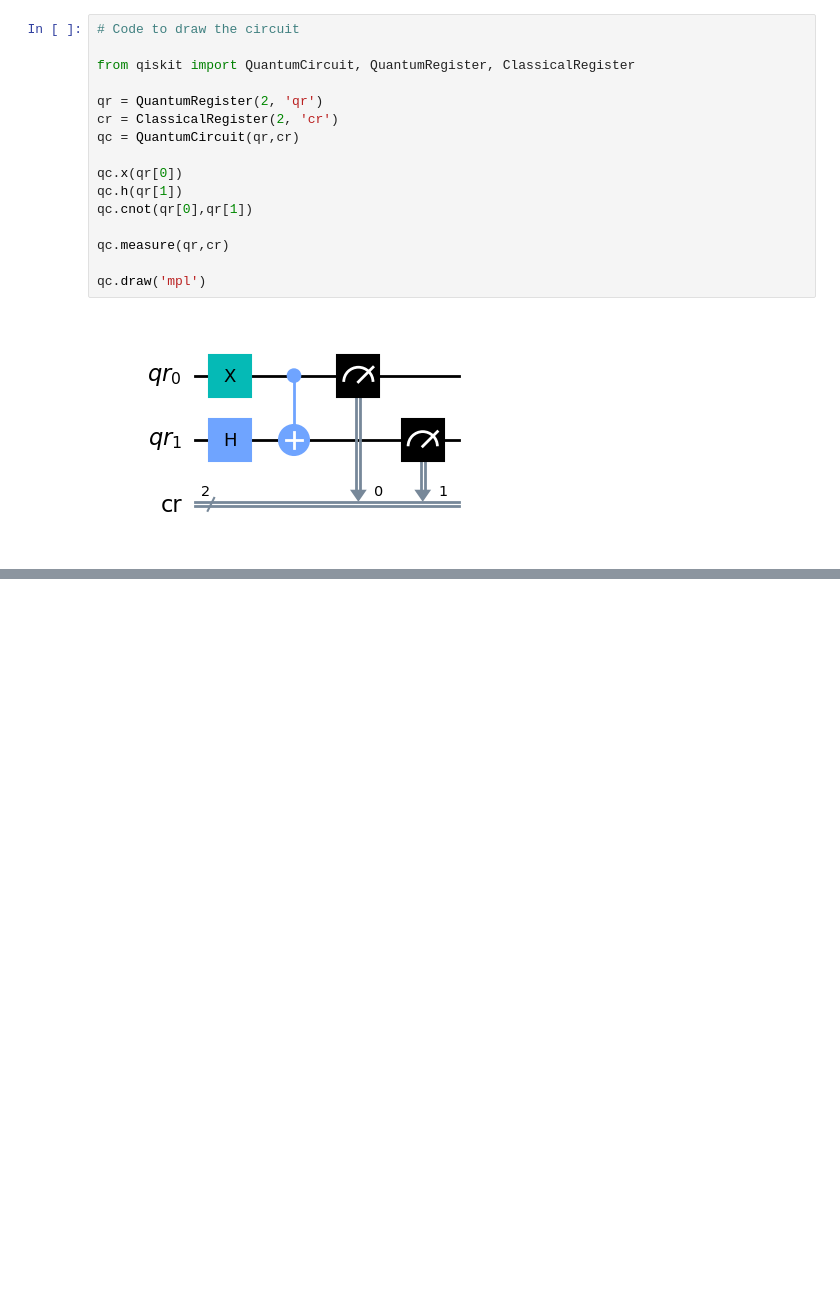
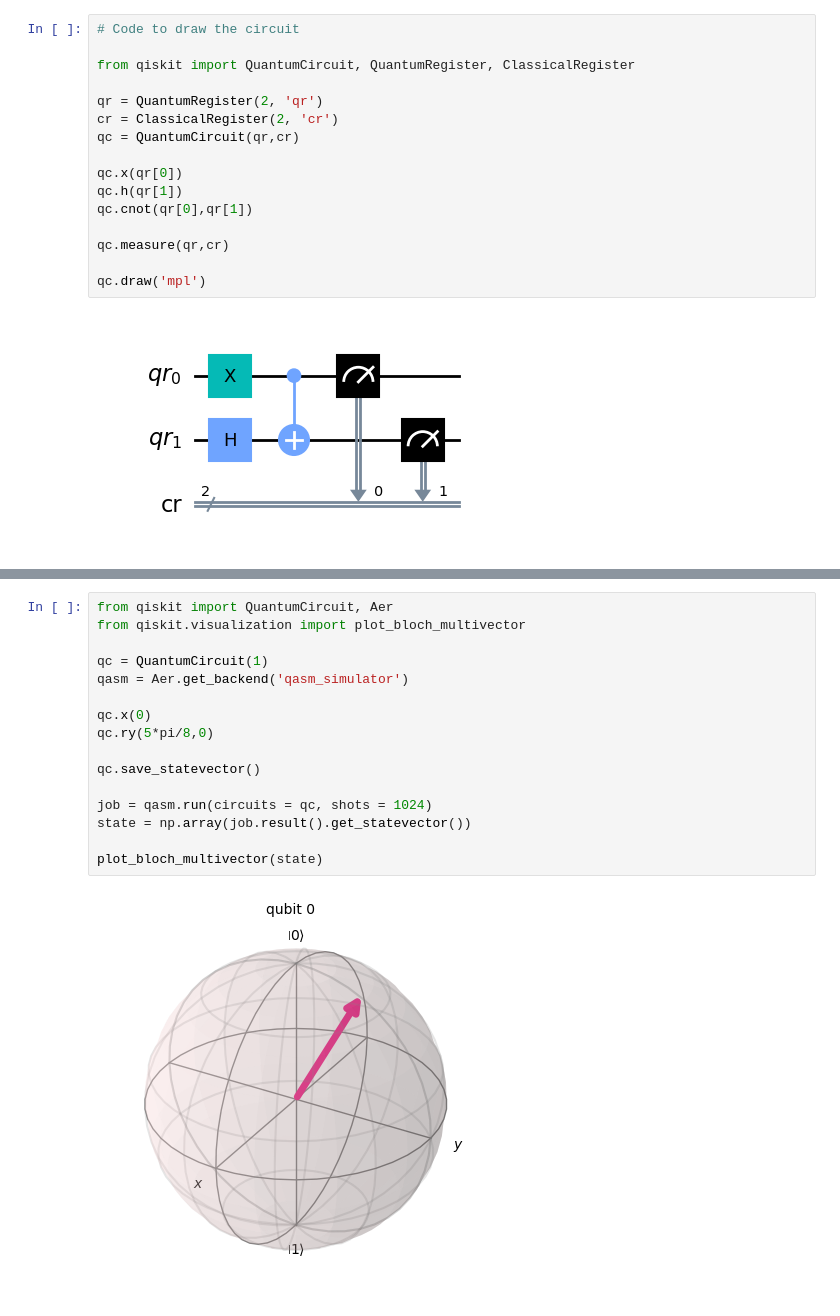
Before and after one commit to VRGQuantumTech/learning_qiskit, a Jupyter notebook: exam_exercices.ipynb, the cells around one changed output, grey strips where cells are left out. Saved outputs shown, nothing was run; the diff lists cells and outputs as text; blank space fills up the shorter version.

```diff
--- a/exam_exercices.ipynb
+++ b/exam_exercices.ipynb
@@ -1360,0 +1389,18 @@ Given this code fragment, what is the probability that a measurement would resul
+# %%
+from qiskit import QuantumCircuit, Aer
+from qiskit.visualization import plot_bloch_multivector
+
+qc = QuantumCircuit(1)
+qasm = Aer.get_backend('qasm_simulator')
+
+qc.x(0)
+qc.ry(5*pi/8,0)
+
+qc.save_statevector()
+
+job = qasm.run(circuits = qc, shots = 1024)
+state = np.array(job.result().get_statevector())
+
+plot_bloch_multivector(state)
+# %% [output]
+[figure, added]
```
Also changed, not shown: parts of 14 cells of this notebook.
